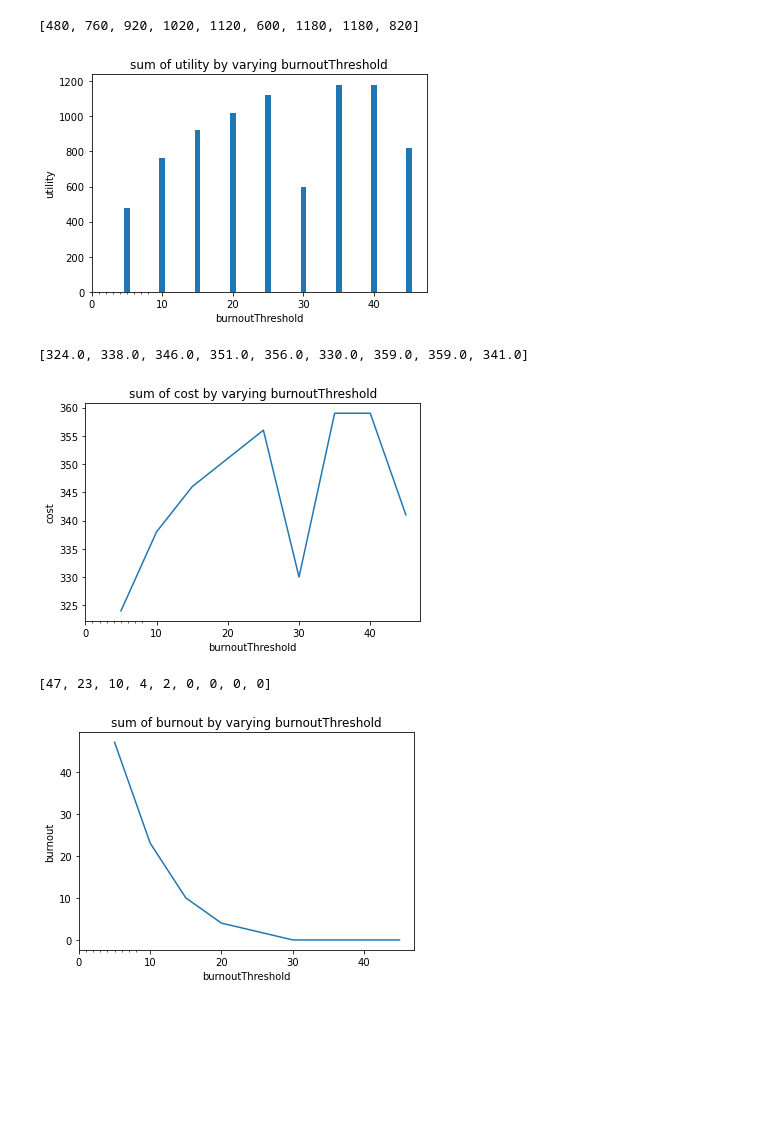
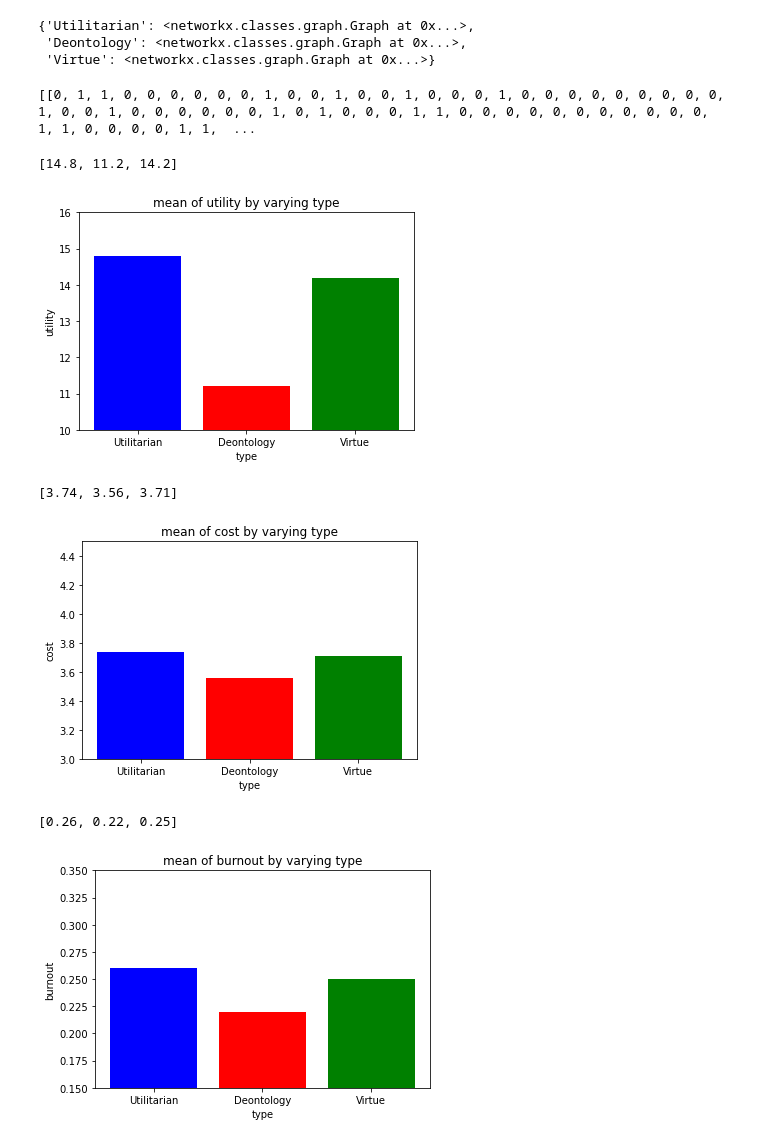
Before and after one commit to WSL-IIITB/SPECTRA, a Jupyter notebook: simulateNetworkParameters.ipynb, the cells around one changed output. Cells and saved outputs as stored; diff of their text form; code cells hidden in the pictures; blank space fills up the shorter version.

Commit message:
made changes for plots

```diff
--- a/simulateNetworkParameters.ipynb
+++ b/simulateNetworkParameters.ipynb
@@ -11,7 +11,7 @@ from plotFunctions import *
 #Network parameters
 msgUtility = 10
 costFactor = 0.1
-numNodes = 20
+numNodes = 100
 numMsg = 200
 myseed = 32
 maxEpochs = 10000
@@ -27,11 +27,11 @@ prevStates = []
 maxEpochs = 1
 commonAttrs = {"burnoutThreshold":2*(numMsg*costFactor*msgUtility)/numNodes,"burnoutDrop":2}
 
-attr = "burnoutThreshold"
-attrRange = np.arange(5*msgCost, 50*msgCost, 5)
-# attrRange = ["Virtue","Utilitarian","Deontology"]
+attr = "type"
+# attrRange = np.arange(5*msgCost, 50*msgCost, 5)
+attrRange = ["Utilitarian","Deontology", "Virtue"]
 outcomeNetwork = {}
-type = "Deontology"
+# type = "Deontology"
 
 for val in attrRange:
     if attr == "type":
@@ -49,22 +49,32 @@ for val in attrRange:
         if np.count_nonzero(curStable) == numNodes:
             break
     outcomeNetwork[val] = copy.deepcopy(G)
+# %%
+outcomeNetwork
+# %% [output]
+{'Utilitarian': <networkx.classes.graph.Graph at 0x...>,
+ 'Deontology': <networkx.classes.graph.Graph at 0x...>,
+ 'Virtue': <networkx.classes.graph.Graph at 0x...>}
+# %%
+print([getNetworkProp(outcomeNetwork[val], 'burnout') for val in outcomeNetwork])
+# %% [output]
+[[0, 1, 1, 0, 0, 0, 0, 0, 0, 1, 0, 0, 1, 0, 0, 1, 0, 0, 0, 1, 0, 0, 0, 0, 0, 0, 0, 0, 0, 1, 0, 0, 1, 0, 0, 0, 0, 0, 0, 1, 0, 1, 0, 0, 0, 1, 1, 0, 0, 0, 0, 0, 0, 0, 0, 0, 0, 0, 1, 1, 0, 0, 0, 0, 1, 1,  ...
 # %%
-utility_list = plotNetworkVaryParams(outcomeNetwork, 'utility', attr, plotType="bar")
+utility_list = plotNetworkVaryParams(outcomeNetwork, 'utility', attr, plotType="bar", metric="mean")
 print(utility_list)
 # %% [output]
-[480, 760, 920, 1020, 1120, 600, 1180, 1180, 820]
+[14.8, 11.2, 14.2]
-[figure, old version]
+[figure, new version]
 # %%
-costList = plotNetworkVaryParams(outcomeNetwork, 'cost', attr, plotType="line")
+costList = plotNetworkVaryParams(outcomeNetwork, 'cost', attr, plotType="bar", metric="mean")
 print(costList)
 # %% [output]
-[324.0, 338.0, 346.0, 351.0, 356.0, 330.0, 359.0, 359.0, 341.0]
+[3.74, 3.56, 3.71]
-[figure, old version]
+[figure, new version]
 # %%
-burnoutList = plotNetworkVaryParams(outcomeNetwork, 'burnout', attr, plotType="line")
+burnoutList = plotNetworkVaryParams(outcomeNetwork, 'burnout', attr, plotType="bar", metric="mean")
 print(burnoutList)
 # %% [output]
-[47, 23, 10, 4, 2, 0, 0, 0, 0]
+[0.26, 0.22, 0.25]
-[figure, old version]
+[figure, new version]
 # %%
```
Also changed, not shown: parts of 16 cells of this notebook, 13 other files.
